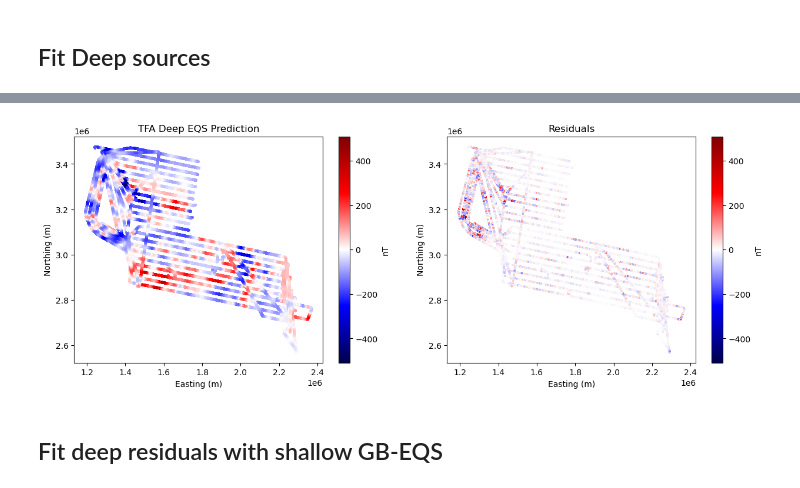
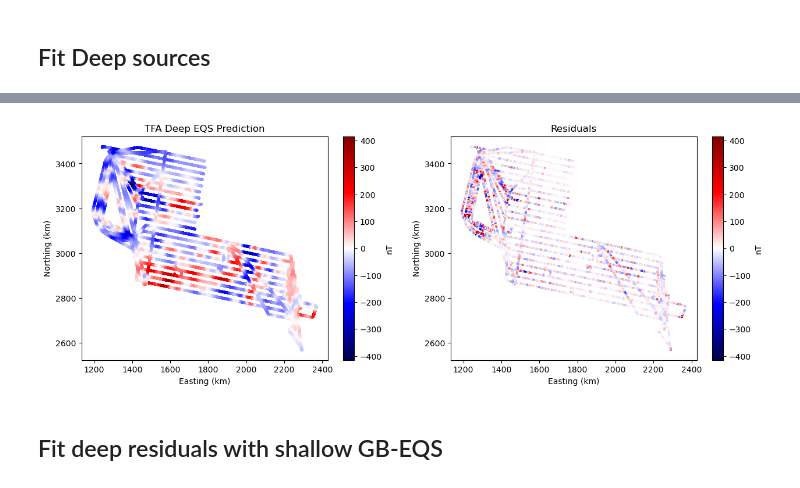
Before and after one commit to compgeolab/eqs-magnetic-dual-layer, a Jupyter notebook: code/07_icegrav_real.ipynb, the cells around one changed output, grey strips where cells are left out. Cells and saved outputs as stored; diff of their text form; code cells hidden in the pictures.

```diff
--- a/code/07_icegrav_real.ipynb
+++ b/code/07_icegrav_real.ipynb
@@ -29,4 +29,6 @@ grid_coords_masked = (
     np.array((xr.DataArray(grid_coordinates[1])).where(mask, drop=False)),
     np.array((xr.DataArray(grid_coordinates[2])).where(mask, drop=False))
 )
+coordinates_km = [coord / 1000 for coord in coordinates]
+grid_coordinates_km = [coord / 1000 for coord in grid_coordinates]
 # %%
@@ -50,14 +52,13 @@ plt.show()
 # %% [markdown]
 ## Fit Deep sources
 # %%
-block_spacing = 10e3
+block_spacing = 15e3
 reducer = vd.BlockReduce(
     reduction=np.median,
     spacing=block_spacing,
-    region=(vd.pad_region(region, pad=block_spacing*0.8)),
+    region=(vd.pad_region(region, pad=block_spacing*0.3)),
     drop_coords=False
 )
-# Use the filter method to apply the reduction:
 coords_blocked, tfa_blocked = reducer.filter(coordinates, data=icegrav.MagL)
 # %%
 plt.figure(figsize=(8,6))
@@ -73,9 +74,7 @@ plt.show()
 # %%
 spacing = np.mean(vd.median_distance(coords_blocked))
 depths_deep = [spacing*2.5, spacing*3, spacing*3.5, spacing*4, spacing*4.5, spacing*5, spacing*5.5, spacing*6]
-dampings_deep = [1e0, 1e1, 1e2, 1e3, 1e4, 1e5]
-# depths_deep_eqs = [spacing*3, spacing*3.5, spacing*4]
-# dampings_deep_eqs = [1e1, 1e2, 1e3]
+dampings_deep = [1e0, 1e1, 1e2, 1e3, 1e4]
 # %%
 parameter_sets_deep = [
     dict(damping=combo[0], depth=combo[1])
@@ -109,7 +108,7 @@ for parameters in parameter_sets_deep:
             eqs_deep.predict([c[test] for c in coords_blocked]),
             field_direction,
         )
-        tmp.append(np.linalg.norm(tfa_blocked[test] - predicted))
+        tmp.append(np.sqrt(np.nanmean((tfa_blocked[test] - predicted)**2)))
     scores_deep.append(np.mean(tmp))
     damping_deep.append(parameters['damping'])
     source_depth_deep.append(parameters['depth'])
@@ -153,23 +152,23 @@ Wall time: 967 ms
 # %%
 plt.figure(figsize=(15,5))
 plt.subplot(1,2,1)
 scale = vd.maxabs(tfa_deep)
-plt.scatter(*coordinates[:2], c=tfa_deep, cmap="seismic", s=5, vmin=-scale, vmax=scale)
+plt.scatter(*coordinates_km[:2], c=tfa_deep, cmap="seismic", s=5, vmin=-scale, vmax=scale)
 plt.title("TFA Deep EQS Prediction")
-plt.xlabel("Easting (m)")
-plt.ylabel("Northing (m)")
+plt.xlabel("Easting (km)")
+plt.ylabel("Northing (km)")
 plt.colorbar(label="nT")
 
 plt.subplot(1,2,2)
 #scale = vd.maxabs(tfa_residuals)
-plt.scatter(*coordinates[:2], c=tfa_residuals, cmap="seismic", s=1, vmin=-scale, vmax=scale)
+plt.scatter(*coordinates_km[:2], c=tfa_residuals, cmap="seismic", s=1, vmin=-scale, vmax=scale)
 plt.title("Residuals")
-plt.xlabel("Easting (m)")
-plt.ylabel("Northing (m)")
+plt.xlabel("Easting (km)")
+plt.ylabel("Northing (km)")
 plt.colorbar(label="nT")
 plt.show()
 # %% [output]
-[figure, old version]
+[figure, new version]
 # %% [markdown]
 ## Fit deep residuals with shallow GB-EQS
 # %%
```
Also changed, not shown: parts of 14 cells of this notebook, 3 other files.
